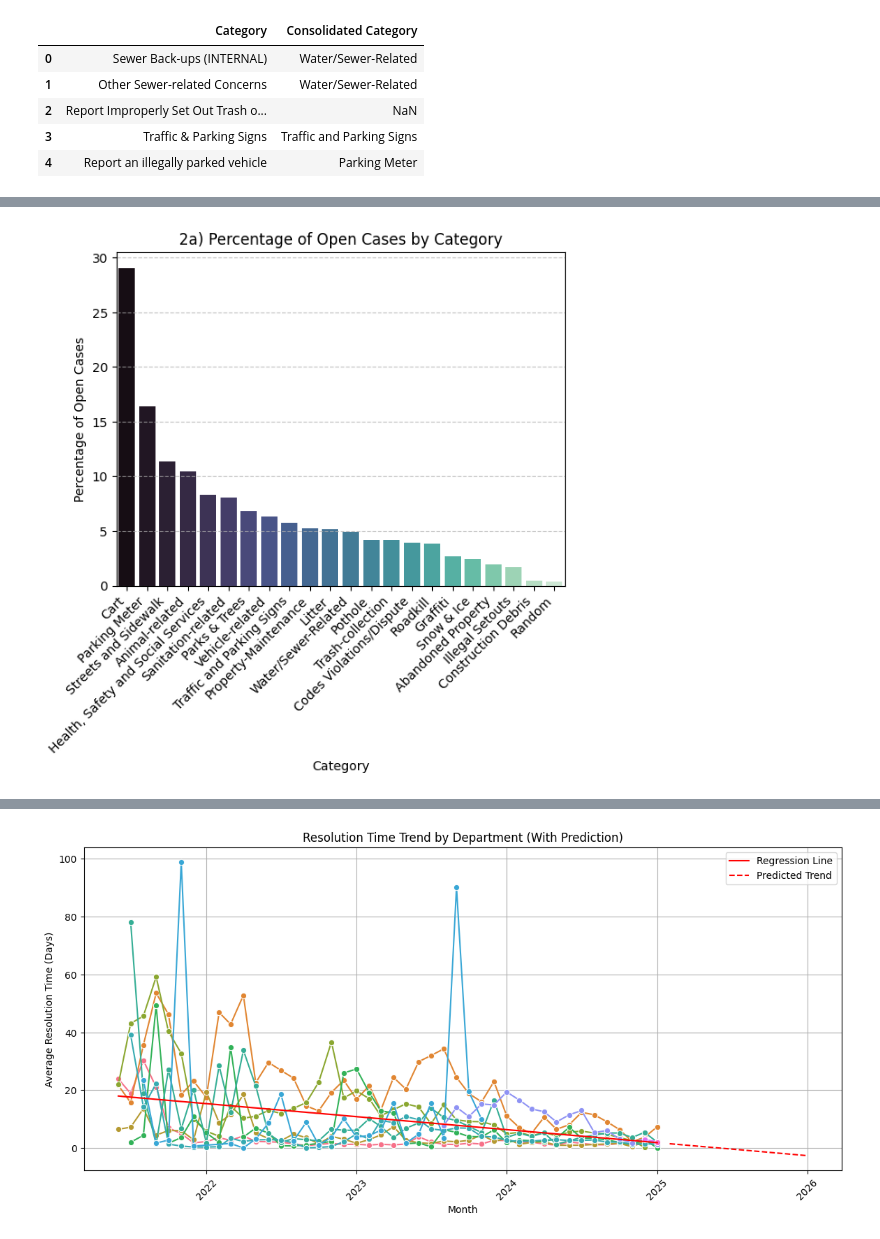
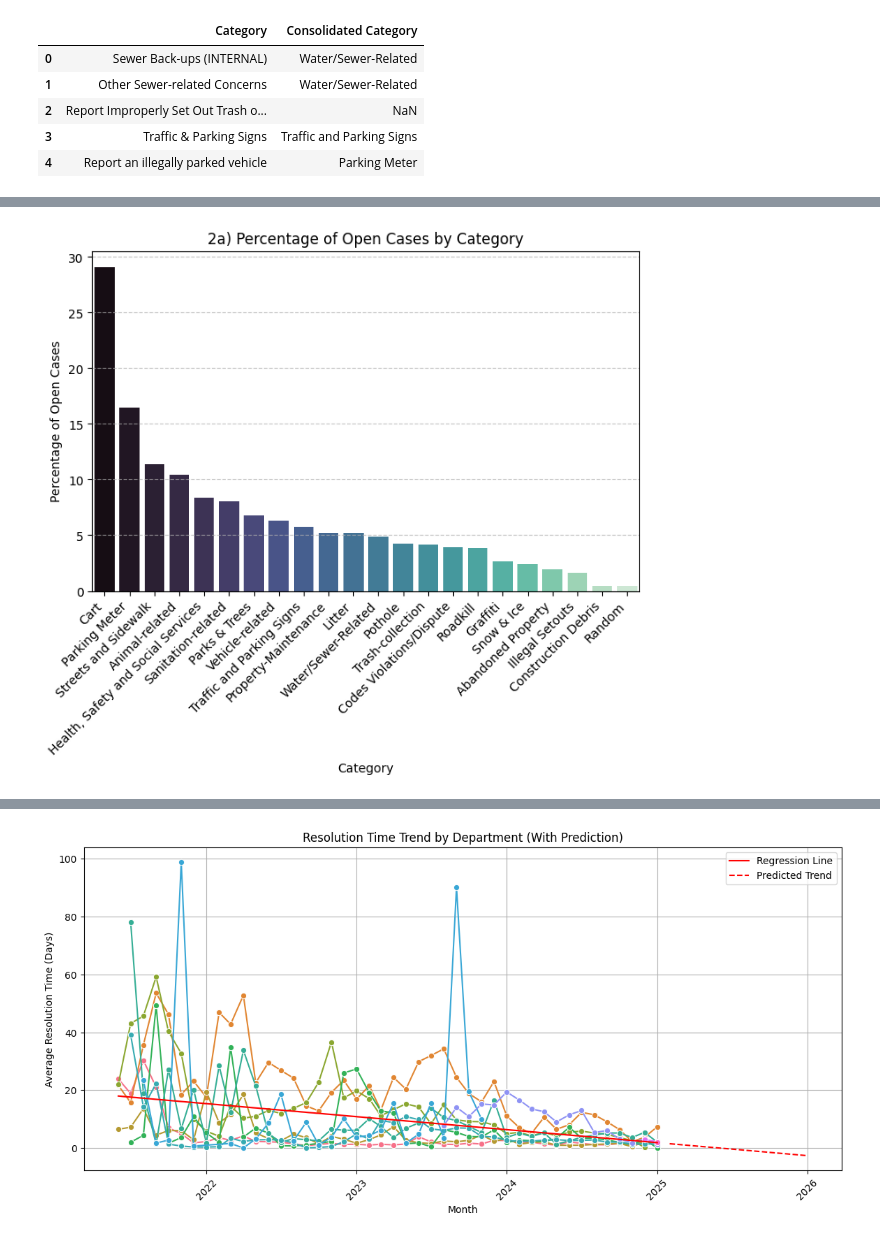
Before and after one commit to Daniwave100/Analyzing-Syracuse-Municipal-Complaint-Resolution, a Jupyter notebook: DataExploration.ipynb, the cells around one changed output, grey strips where cells are left out. Saved outputs shown, nothing was run; the diff lists cells and outputs as text; code cells hidden in the pictures.

```diff
--- a/DataExploration.ipynb
+++ b/DataExploration.ipynb
@@ -262,34 +308,35 @@ categoryPercentages = {}
 total_cases = 0
 # get total number of cases per category (including opened and closed cases)
 for category in data["Consolidated Category"].unique():
     total_cases = data[data["Consolidated Category"] == category].shape[0]  # this will get us the total number of cases per category
     categoryPercentages[category] = total_cases
 
     openCases = categoryNulls[category]
 
     if total_cases > 0:  # this avoids division by 0
         categoryPercentages[category] = (openCases / total_cases) * 100
     else:
         categoryPercentages[category] = 0
 
 df = pd.DataFrame(categoryPercentages.items(), columns=["Category", "Total Cases"]).sort_values("Total Cases", ascending=False) # puts into df
 df.head()
 # data[data["Consolidated Category"] ==]
 
 import matplotlib.pyplot as plt
 
 # plot Open cases averages by Issue Category
 df = pd.DataFrame(categoryPercentages.items(), columns=["Category", "Total Cases"]).sort_values("Total Cases", ascending=False)
 
+plt.figure(figsize=(8, 5))
 sns.barplot(data=df, x="Category", y="Total Cases", hue="Category", palette="mako", legend=False)
 plt.xticks(rotation=45, ha="right")  # Rotate 45 degrees and align text to the right
 plt.title("2a) Percentage of Open Cases by Category")
 plt.ylabel("Percentage of Open Cases")
 plt.grid(axis="y", linestyle="--", alpha=0.7)
 
 plt.show()
 # %% [output]
-[figure, old version]
+[figure, new version]
 # %%
 # now we need to find the average of open cases compared to total number of cases for departments
 
```
Also changed, not shown: parts of 13 cells of this notebook.
